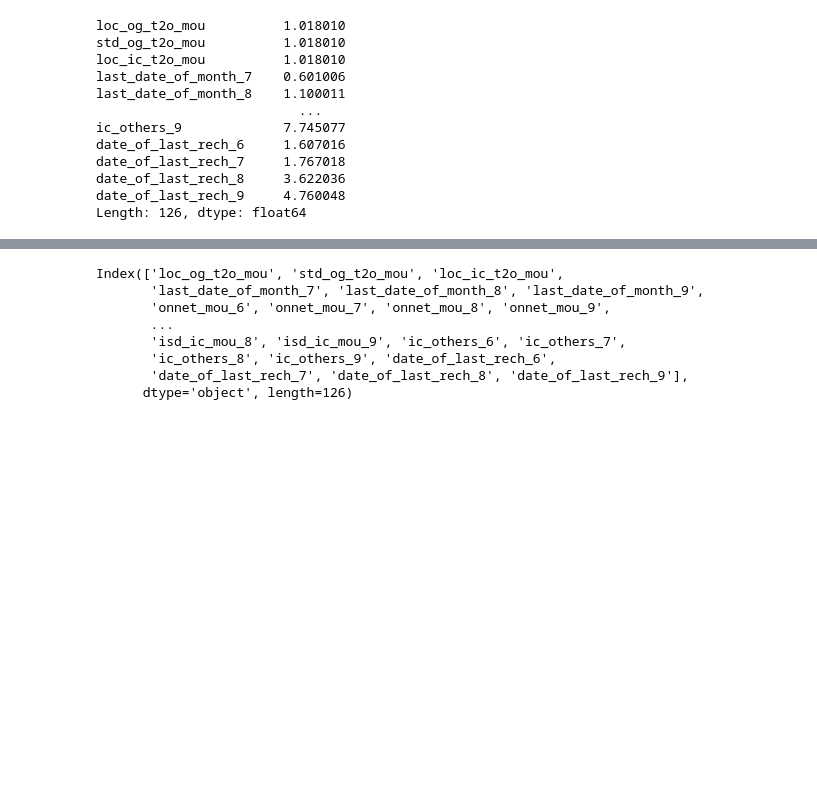
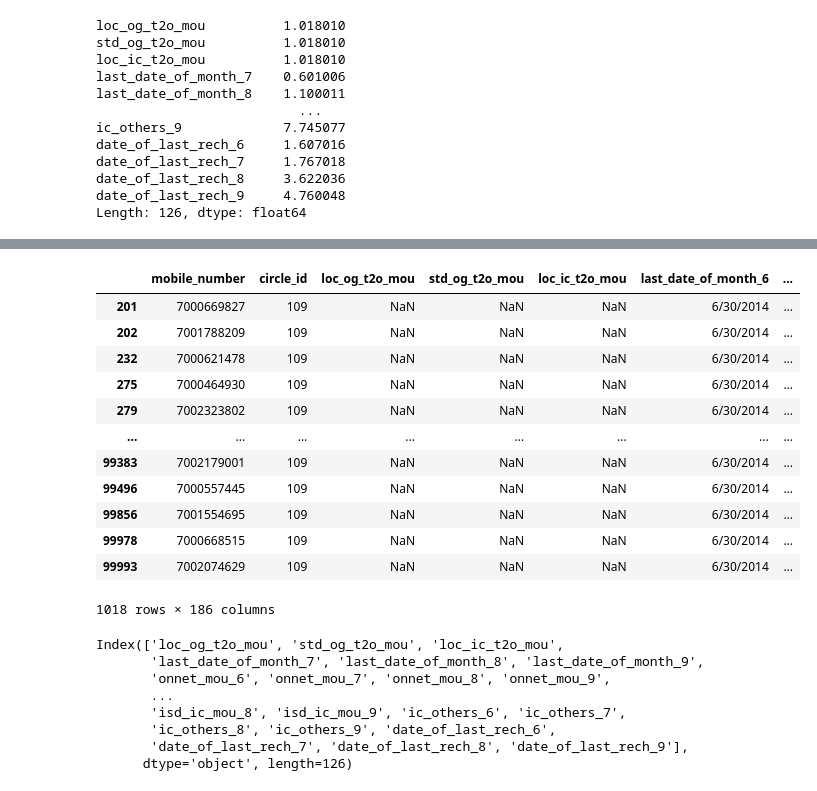
Before and after one commit to pratiksinha35/Telecom-Churn-Case-Study, a Jupyter notebook: Case Study.ipynb, the cells around one changed output, grey strips where cells are left out. Saved outputs shown, nothing was run; the diff lists cells and outputs as text; code cells hidden in the pictures; blank space fills up the shorter version.

Commit message:
churn customers have null values in mou columns

```diff
--- a/Case Study.ipynb
+++ b/Case Study.ipynb
@@ -84,3 +127,19 @@ Length: 126, dtype: float64
+# %%
+data[pd.isnull(data['loc_og_t2o_mou']) | pd.isnull(data['std_og_t2o_mou']) | pd.isnull(data['loc_ic_t2o_mou'])]
+# %% [output]
+|  | mobile_number | circle_id | loc_og_t2o_mou | std_og_t2o_mou | loc_ic_t2o_mou | last_date_of_month_6 | ... |
+| 201 | 7000669827 | 109 | NaN | NaN | NaN | 6/30/2014 | ... |
+| 202 | 7001788209 | 109 | NaN | NaN | NaN | 6/30/2014 | ... |
+| 232 | 7000621478 | 109 | NaN | NaN | NaN | 6/30/2014 | ... |
+| 275 | 7000464930 | 109 | NaN | NaN | NaN | 6/30/2014 | ... |
+| 279 | 7002323802 | 109 | NaN | NaN | NaN | 6/30/2014 | ... |
+| ... | ... | ... | ... | ... | ... | ... | ... |
+| 99383 | 7002179001 | 109 | NaN | NaN | NaN | 6/30/2014 | ... |
+| 99496 | 7000557445 | 109 | NaN | NaN | NaN | 6/30/2014 | ... |
+| 99856 | 7001554695 | 109 | NaN | NaN | NaN | 6/30/2014 | ... |
+| 99978 | 7000668515 | 109 | NaN | NaN | NaN | 6/30/2014 | ... |
+| 99993 | 7002074629 | 109 | NaN | NaN | NaN | 6/30/2014 | ... |
+1018 rows × 186 columns
 # %%
 data.isnull().mean()[data.isnull().mean() * 100 > 0].index
 # %% [output]
```
Also changed, not shown: parts of 4 cells of this notebook.
